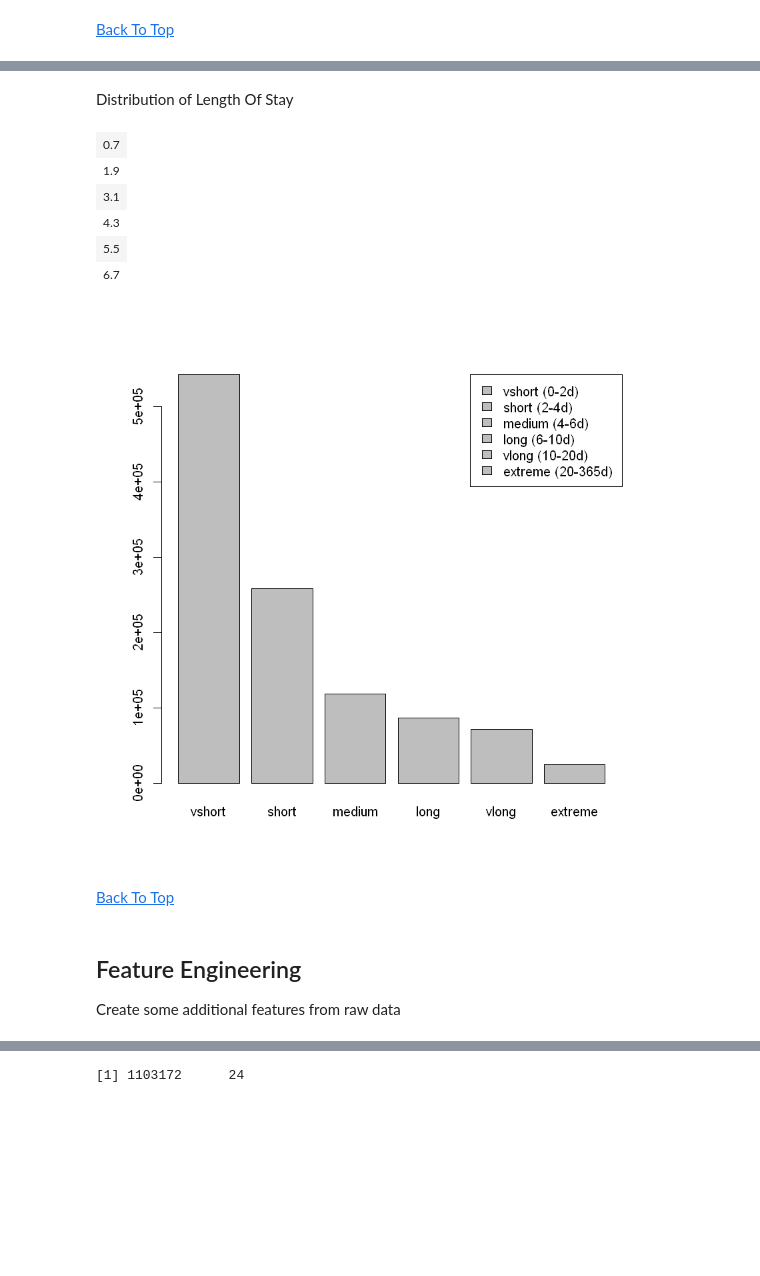
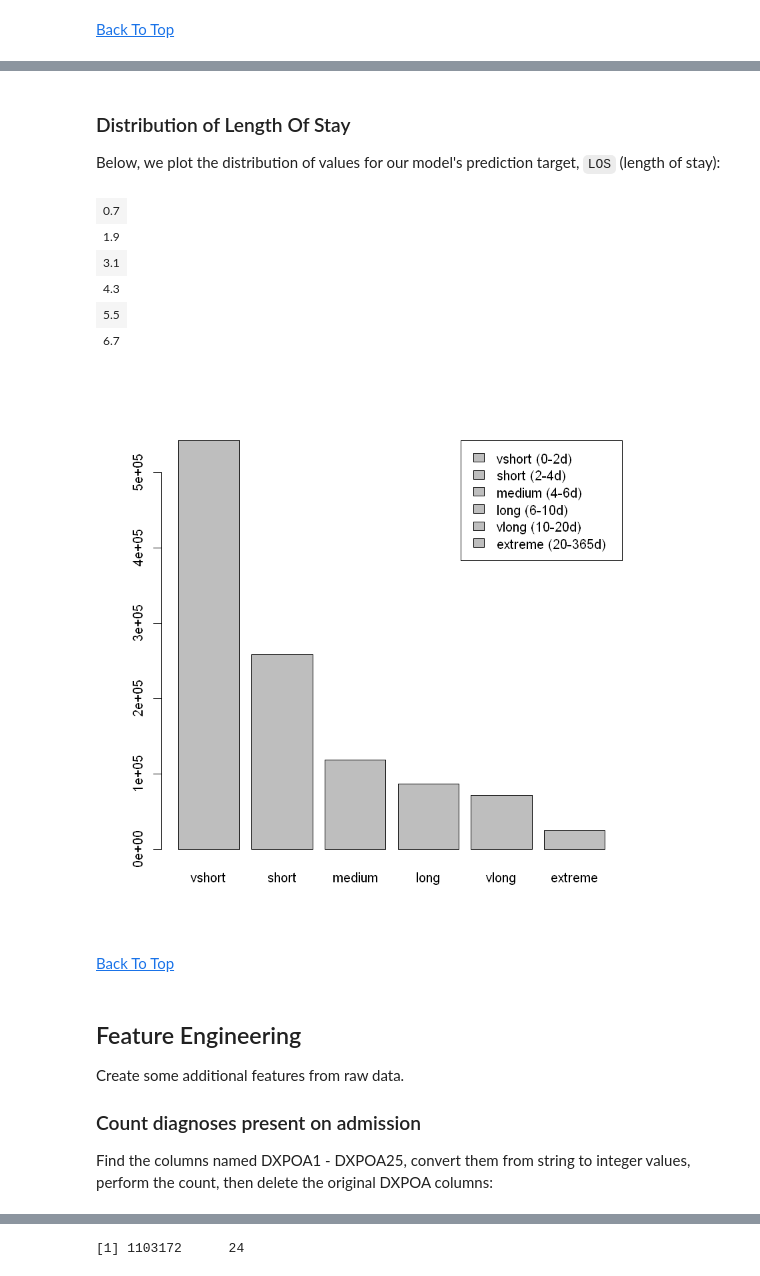
Before and after one commit to Azure/cortana-intelligence-population-health-management, a Jupyter notebook: ManualDeploymentGuide/Model/Length Of Stay Models - xgboost.ipynb, the cells around one changed output, grey strips where cells are left out. Cells and saved outputs as stored; diff of their text form; code cells hidden in the pictures; blank space fills up the shorter version.

```diff
--- a/ManualDeploymentGuide/Model/Length Of Stay Models - xgboost.ipynb
+++ b/ManualDeploymentGuide/Model/Length Of Stay Models - xgboost.ipynb
@@ -101,17 +122,17 @@ We will use the following 135 columns for building a model for length of stay.
 # %%
-cols_demographic = c('AGE','FEMALE','RACE','MEDINCSTQ','PSTATE','ZIP','HOSPST','PAY1','PAY2','PAY3')
-cols_admitinfo = c('KEY','VisitLink','DSHOSPID','ATYPE','AMONTH','PointOfOriginUB04','TRAN_IN')
-cols_Diagnosis_present_on_admission = grep('DXPOA',names(dat),value=T)
-cols_ECode_present_on_admission = grep('E_POA',names(dat),value=T)
-cols_ICD9_CM_Chronic_Condition_Indicators = grep('^CHRON[0-9]',names(dat),value=T)
-cols_Chronic_Condition_Indicators_BodySystem = grep('^CHRONB',names(dat),value=T)
-cols_comorbidity_measure_ICD9_CMcodes = grep('^CM_',names(dat),value=T)
-cols_primaryDiagnosis = c('DX1','DXCCS1','DXMCCS1')
-cols_counts = c('NDX','NCHRONIC')
-cols_Target = c('LOS')
-cols4los = c(cols_demographic, cols_admitinfo, cols_Diagnosis_present_on_admission, cols_ECode_present_on_admission,
-             cols_ICD9_CM_Chronic_Condition_Indicators, cols_Chronic_Condition_Indicators_BodySystem, cols_comorbidity_measure_ICD9_CMcodes,
-             cols_primaryDiagnosis, cols_counts, cols_Target)
+cols_demographic <- c('AGE', 'FEMALE', 'RACE', 'MEDINCSTQ', 'PSTATE', 'ZIP', 'HOSPST', 'PAY1', 'PAY2', 'PAY3')
+cols_admitinfo <- c('KEY', 'VisitLink', 'DSHOSPID', 'ATYPE', 'AMONTH', 'PointOfOriginUB04', 'TRAN_IN')
+cols_Diagnosis_present_on_admission <- grep('DXPOA', names(dat), value=T)
+cols_ECode_present_on_admission <- grep('E_POA', names(dat), value=T)
+cols_ICD9_CM_Chronic_Condition_Indicators <- grep('^CHRON[0-9]', names(dat), value=T)
+cols_Chronic_Condition_Indicators_BodySystem <- grep('^CHRONB', names(dat), value=T)
+cols_comorbidity_measure_ICD9_CMcodes <- grep('^CM_', names(dat), value=T)
+cols_primaryDiagnosis <- c('DX1', 'DXCCS1', 'DXMCCS1')
+cols_counts <- c('NDX', 'NCHRONIC')
+cols_Target <- c('LOS')
+cols4los <- c(cols_demographic, cols_admitinfo, cols_Diagnosis_present_on_admission, cols_ECode_present_on_admission,
+              cols_ICD9_CM_Chronic_Condition_Indicators, cols_Chronic_Condition_Indicators_BodySystem,
+              cols_comorbidity_measure_ICD9_CMcodes, cols_primaryDiagnosis, cols_counts, cols_Target)
 length(cols4los)
 # %% [output]
 [1] 135
@@ -118,5 +141,5 @@ length(cols4los)
 # %%
-dat4los = dat[,cols4los]
+dat4los <- dat[,cols4los]
 dim(dat4los)
 # %% [output]
 [1] 1103172     135
@@ -158,24 +160,24 @@ $ZIP3
-# %% [markdown]
-Distribution of Length Of Stay
+# %% [markdown]
+### Distribution of Length Of Stay
+
+Below, we plot the distribution of values for our model's prediction target, `LOS` (length of stay):
 # %%
-losbreaks = c(0,2,4,6,10,20,365)
-loslabels = c('vshort','short','medium','long','vlong','extreme')
+losbreaks <- c(0, 2, 4, 6, 10, 20, 365)
+loslabels <- c('vshort', 'short', 'medium', 'long', 'vlong', 'extreme')
+losdist <- data.frame(table(cut(as.numeric(dat4los$LOS), breaks=losbreaks, labels=loslabels)))
 
-losdist = data.frame(table(cut(as.numeric(dat4los$LOS),breaks=losbreaks, labels=loslabels )))
-
-bp = barplot(losdist$Freq, names.arg = losdist$Var1)
+bp <- barplot(losdist$Freq, names.arg=losdist$Var1)
 bp
-legend("topright",  fill=c("grey"), c('vshort (0-2d)','short (2-4d)','medium (4-6d)','long (6-10d)','vlong (10-20d)','extreme (20-365d)')  ) #c(0,2,4,6,10,20,365)
+legend("topright",
+       fill=c("grey"),
+       c('vshort (0-2d)', 'short (2-4d)', 'medium (4-6d)', 'long (6-10d)', 'vlong (10-20d)', 'extreme (20-365d)'))
 # %% [output]
 | 0.7 |
 | 1.9 |
 | 3.1 |
 | 4.3 |
 | 5.5 |
 | 6.7 |
-[figure, old version]
+[figure, new version]
 # %% [markdown]
  [Back To Top](#BackToTop)
-# %% [markdown]
-## Feature Engineering  <a id="featureeng"></a>
-Create some additional features from raw data
@@ -259,0 +184,9 @@ dat4los$ZIP  = NULL
+# %% [markdown]
+<a id="featureeng"></a>
+## Feature Engineering
+
+Create some additional features from raw data.
+
+### Count diagnoses present on admission
+
+Find the columns named DXPOA1 - DXPOA25, convert them from string to integer values, perform the count, then delete the original DXPOA columns:
```
Also changed, not shown: parts of 66 cells of this notebook, 1 other file.
